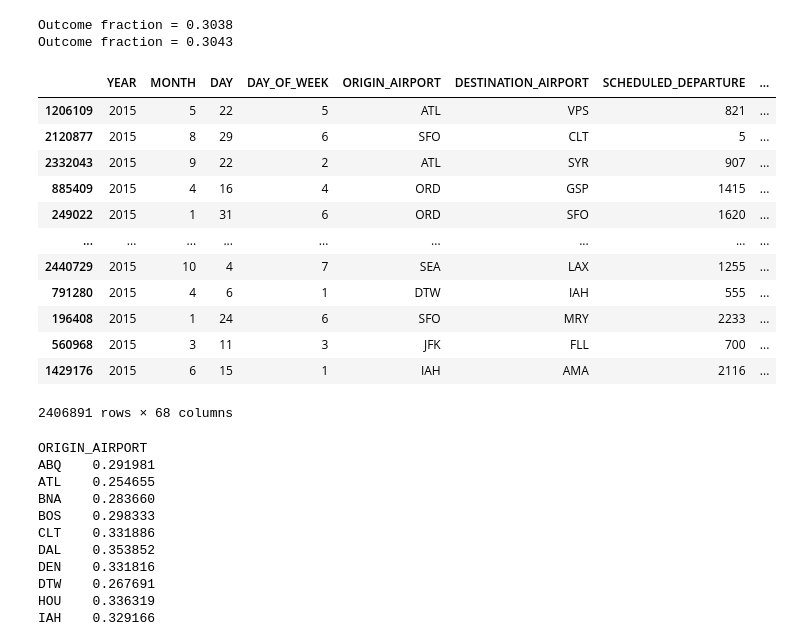
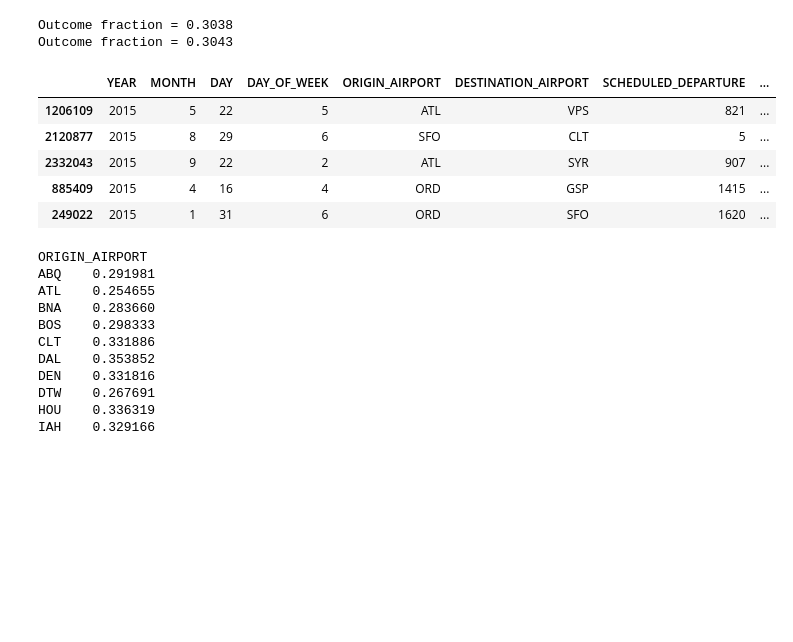
Before and after one commit to bchaithanyasai/PredictLateArrivalsPaper, a Jupyter notebook: Data_Preprocessing_and_Feature_Engineering_with_Weather_2015.ipynb, the cells around one changed output. Drawn from its saved outputs; the diff is of its cells as text; code cells hidden in the pictures; blank space fills up the shorter version.

```diff
--- a/Data_Preprocessing_and_Feature_Engineering_with_Weather_2015.ipynb
+++ b/Data_Preprocessing_and_Feature_Engineering_with_Weather_2015.ipynb
@@ -31,5 +31,7 @@ data
 | 3209188 | 2015 | 12 | 31 | 4 | B6 | JFK | BQN | ... |
 3209189 rows × 41 columns
 # %%
-X=data.drop("OUTCOME",axis=1)
+drop_cols=['city','DATE','converted_DEPARTURE_TIME','approx_DEPARTURE_TIME','datetime','OUTCOME']
+X=data.drop(drop_cols,axis=1)
 y=data['OUTCOME']
+X.head()
@@ -359,21 +347,14 @@ Outcome fraction = 0.3038
 Outcome fraction = 0.3043
 # %%
 data=X_train.join(Y_train)
-data
+data.head()
 # %% [output]
 |  | YEAR | MONTH | DAY | DAY_OF_WEEK | ORIGIN_AIRPORT | DESTINATION_AIRPORT | SCHEDULED_DEPARTURE | ... |
 | 1206109 | 2015 | 5 | 22 | 5 | ATL | VPS | 821 | ... |
 | 2120877 | 2015 | 8 | 29 | 6 | SFO | CLT | 5 | ... |
 | 2332043 | 2015 | 9 | 22 | 2 | ATL | SYR | 907 | ... |
 | 885409 | 2015 | 4 | 16 | 4 | ORD | GSP | 1415 | ... |
 | 249022 | 2015 | 1 | 31 | 6 | ORD | SFO | 1620 | ... |
-| ... | ... | ... | ... | ... | ... | ... | ... | ... |
-| 2440729 | 2015 | 10 | 4 | 7 | SEA | LAX | 1255 | ... |
-| 791280 | 2015 | 4 | 6 | 1 | DTW | IAH | 555 | ... |
-| 196408 | 2015 | 1 | 24 | 6 | SFO | MRY | 2233 | ... |
-| 560968 | 2015 | 3 | 11 | 3 | JFK | FLL | 700 | ... |
-| 1429176 | 2015 | 6 | 15 | 1 | IAH | AMA | 2116 | ... |
-2406891 rows × 68 columns
 # %%
 ori_airport_means=data.groupby('ORIGIN_AIRPORT')['OUTCOME'].mean()
 ori_airport_means
```
Also changed, not shown: parts of 25 cells of this notebook.
